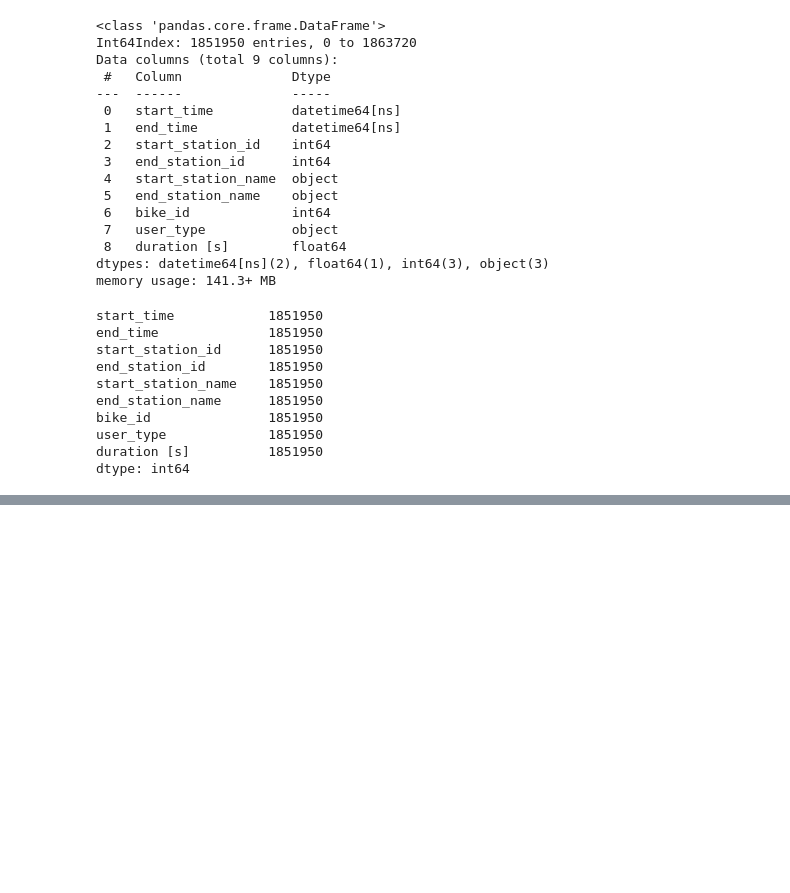
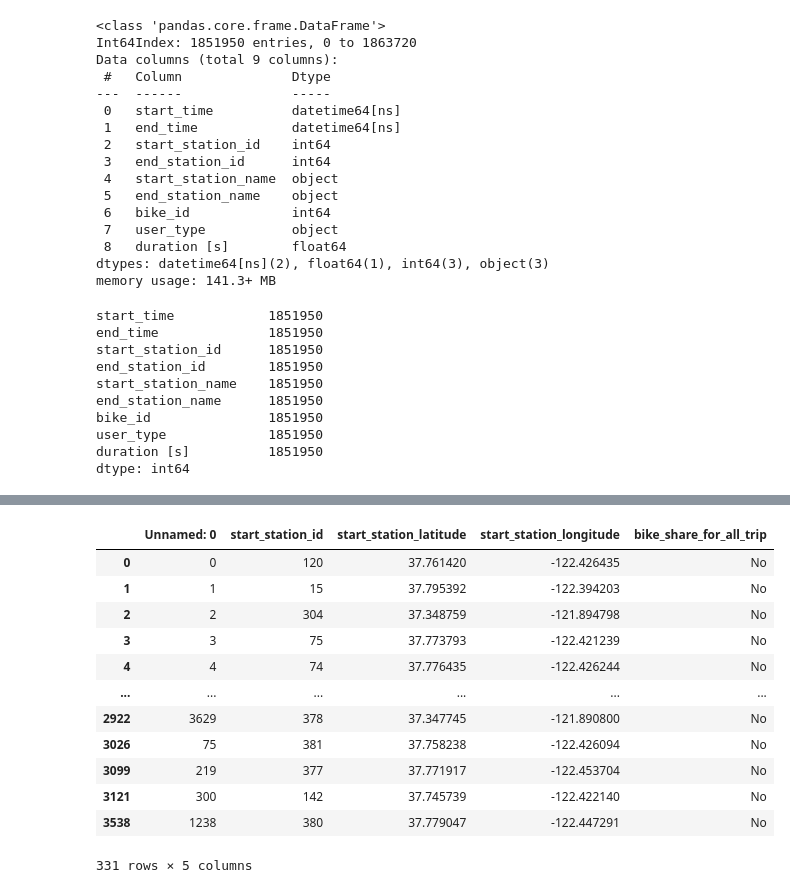
Before and after one commit to yhsiang25/DSMLRakete, a Jupyter notebook: DataExploration (Hsiang)/DataExploration.ipynb, the cells around one changed output, grey strips where cells are left out. Saved outputs shown, nothing was run; the diff lists cells and outputs as text; code cells hidden in the pictures; blank space fills up the shorter version.

```diff
--- a/DataExploration (Hsiang)/DataExploration.ipynb
+++ b/DataExploration (Hsiang)/DataExploration.ipynb
@@ -1070,0 +961,19 @@ sf18_merged.to_csv("sf18_cleaned.csv")
+# %%
+id18_start = id18.drop_duplicates(subset = ["start_station_id"])
+id18_start = id18_start.drop(["duration_sec", "start_time", "start_station_name", "end_time", "end_station_id", "end_station_name", "end_station_latitude", "end_station_longitude", "bike_id", "user_type"], axis =1)
+
+id18_start
+# %% [output]
+|  | Unnamed: 0 | start_station_id | start_station_latitude | start_station_longitude | bike_share_for_all_trip |
+| 0 | 0 | 120 | 37.761420 | -122.426435 | No |
+| 1 | 1 | 15 | 37.795392 | -122.394203 | No |
+| 2 | 2 | 304 | 37.348759 | -121.894798 | No |
+| 3 | 3 | 75 | 37.773793 | -122.421239 | No |
+| 4 | 4 | 74 | 37.776435 | -122.426244 | No |
+| ... | ... | ... | ... | ... | ... |
+| 2922 | 3629 | 378 | 37.347745 | -121.890800 | No |
+| 3026 | 75 | 381 | 37.758238 | -122.426094 | No |
+| 3099 | 219 | 377 | 37.771917 | -122.453704 | No |
+| 3121 | 300 | 142 | 37.745739 | -122.422140 | No |
+| 3538 | 1238 | 380 | 37.779047 | -122.447291 | No |
+331 rows × 5 columns
```
Also changed, not shown: parts of 65 cells of this notebook.
